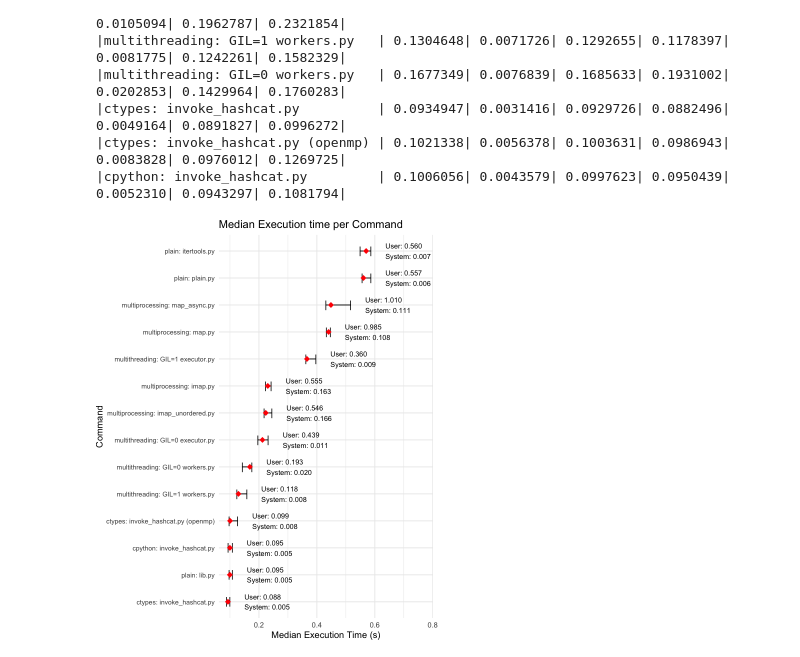
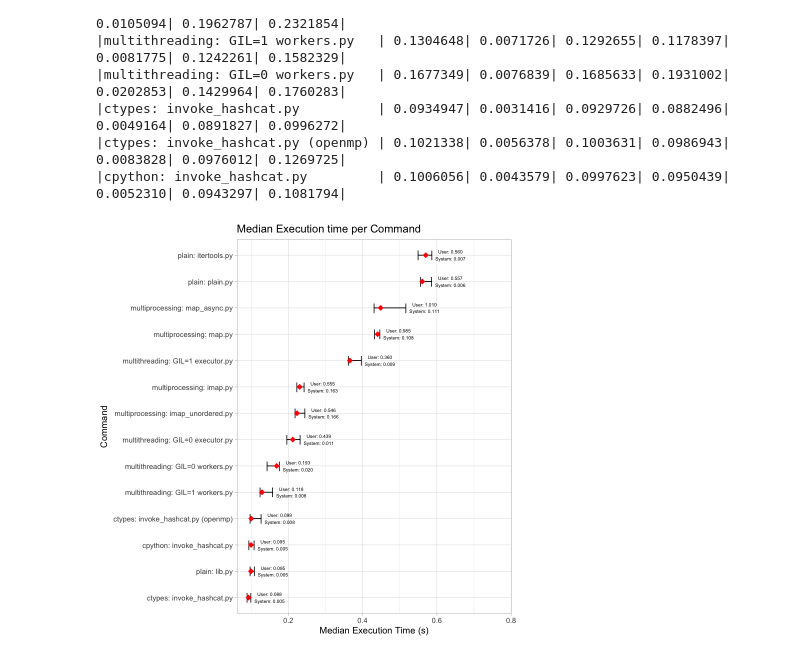
Before and after one commit to sueszli/nogil, a Jupyter notebook: docs/plots.ipynb, the cells around one changed output. Cells and saved outputs as stored; diff of their text form; code cells hidden in the pictures.

```diff
--- a/docs/plots.ipynb
+++ b/docs/plots.ipynb
@@ -32,16 +32,16 @@ kable(df)
 # %%
 plot <- ggplot(df, aes(y = reorder(command, median), x = median)) +
     geom_segment(aes(x = min, xend = max, yend = command)) +
     geom_point(aes(x = min), shape = "|", size = 4) +
     geom_point(aes(x = max), shape = "|", size = 4) +
     geom_point(aes(x = median), shape = 18, size = 3, color = "red") +
-    geom_text(aes(x = max + 0.05, label = sprintf("User: %.3f\nSystem: %.3f", user, system)), hjust = 0, size = 3) +
-    theme_minimal() +
+    geom_text(aes(x = max + 0.05, label = sprintf("User: %.3f\nSystem: %.3f", user, system)), hjust = +0.5, size = 2) +
     labs(title = "Median Execution time per Command", x = "Median Execution Time (s)", y = "Command") +
     theme(axis.text.y = element_text(size = 8), plot.margin = margin(r = 100, unit = "pt")) +
-    scale_x_continuous(expand = expansion(mult = c(0.05, 0.3)))
+    scale_x_continuous(expand = expansion(mult = c(0.05, 0.3))) +
+    theme_light()
 
 ggsave("./assets/perf.png", plot = plot, width = 15, height = 5)
 plot
 # %% [output]
-[figure, old version]
+[figure, new version]
```
Also changed, not shown: 3 other files.
